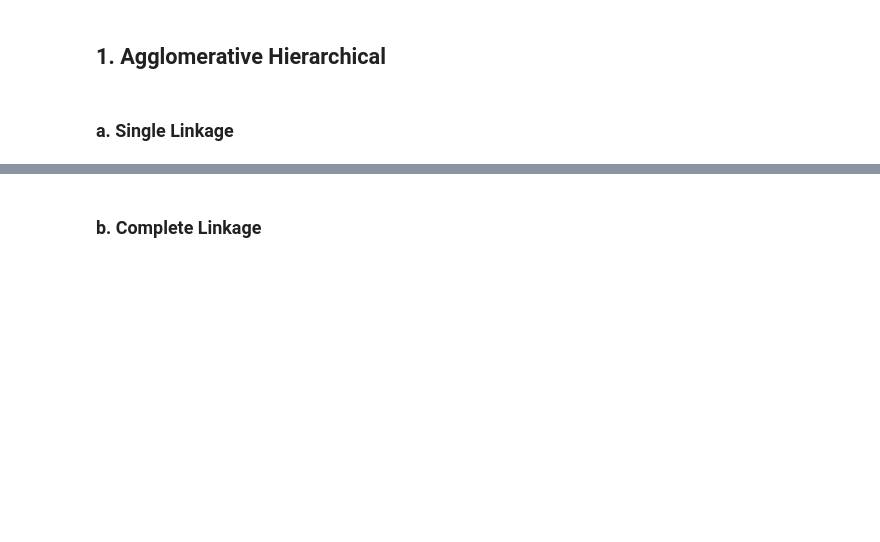
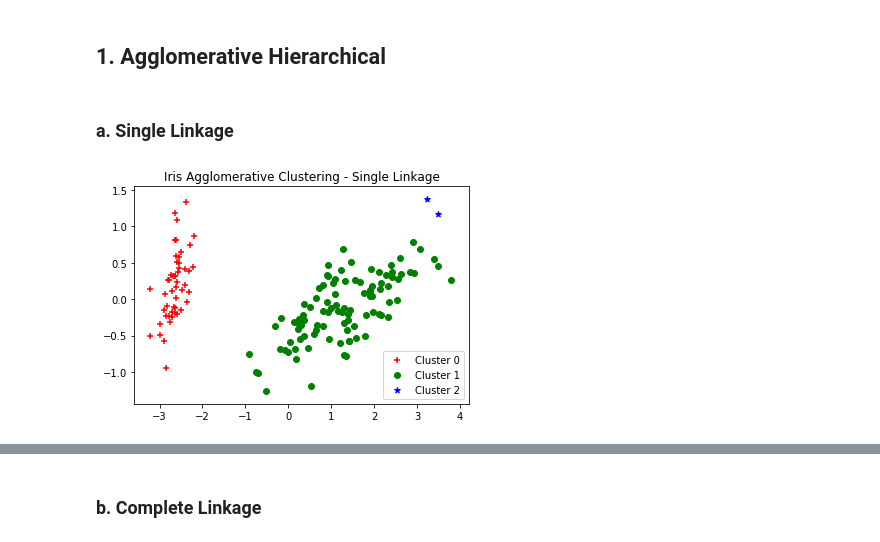
Before and after one commit to tugas-itb-erick/IF4071-Pembelajaran-Mesin, a Jupyter notebook: TugasBesarI_13515021_13515057_13515063.ipynb, the cells around one changed output, grey strips where cells are left out. Drawn from its saved outputs; the diff is of its cells as text; code cells hidden in the pictures; blank space fills up the shorter version.

Commit message:
add model training for all algorithm

```diff
--- a/TugasBesarI_13515021_13515057_13515063.ipynb
+++ b/TugasBesarI_13515021_13515057_13515063.ipynb
@@ -45,7 +48,53 @@ plot_initial(iris_df, "Iris Datasets")
 [figure]
 # %% [markdown]
 # Model Training
+# %%
+def plot_cluster(df, model_labels, title):
+    pca = PCA(n_components=2).fit(df)
+    pca_2d = pca.transform(df)
+    unique_labels = list(set(model_labels))
+    colors = ['r', 'g', 'b']
+    markers = ['+', 'o', '*']
+    clusters = [None] * len(unique_labels)
+    for i in range(0, pca_2d.shape[0]):
+        idx = unique_labels.index(model_labels[i])
+        clusters[idx] = pl.scatter(pca_2d[i,0], pca_2d[i,1], c=colors[idx], marker=markers[idx])
+    legends = []
+    for i, cluster in enumerate(clusters):
+        if cluster != None:
+            legends.append('Cluster ' + str(i))
+    pl.legend(clusters, legends)
+    pl.title(title)
+    pl.show()
+
+def plot_cluster_dbscan(df, model_labels, title): # assuming not more than 4 clusters (including outlier)
+    pca = PCA(n_components=2).fit(df)
+    pca_2d = pca.transform(df)
+    unique_labels = list(set(model_labels))
+    colors = ['r', 'g', 'b', 'k']
+    markers = ['+', 'o', '*', 'v']
+    clusters = [None] * len(unique_labels)
+    is_core = [True] * len(unique_labels)
+    for i in range(0, pca_2d.shape[0]):
+        idx = unique_labels.index(model_labels[i])
+        is_core[idx] = model_labels[i] != -1
+        clusters[idx] = pl.scatter(pca_2d[i,0], pca_2d[i,1], c=colors[idx], marker=markers[idx])
+    legends = []
+    for i, cluster in enumerate(clusters):
+        if cluster != None:
+            if is_core[i]:
+                legends.append('Cluster ' + str(i))
+            else:
+                legends.append('Outlier')
+    pl.legend(clusters, legends)
+    pl.title(title)
+    pl.show()
 # %% [markdown]
 ## 1. Agglomerative Hierarchical
 # %% [markdown]
 ### a. Single Linkage
+# %%
+single = AgglomerativeClustering(n_clusters=3).fit(iris_df.values)
+plot_cluster(iris_df, single.labels, "Iris Agglomerative Clustering - Single Linkage")
+# %% [output]
+[figure, added]
```
Also changed, not shown: parts of 26 cells of this notebook.
